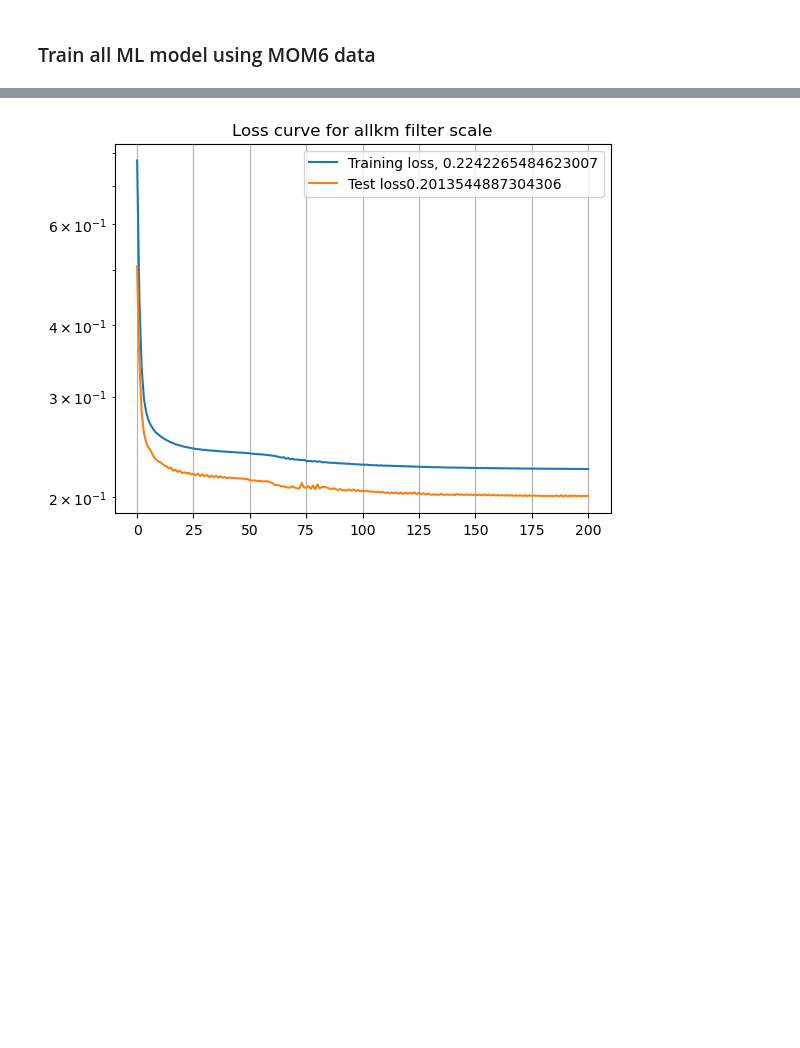
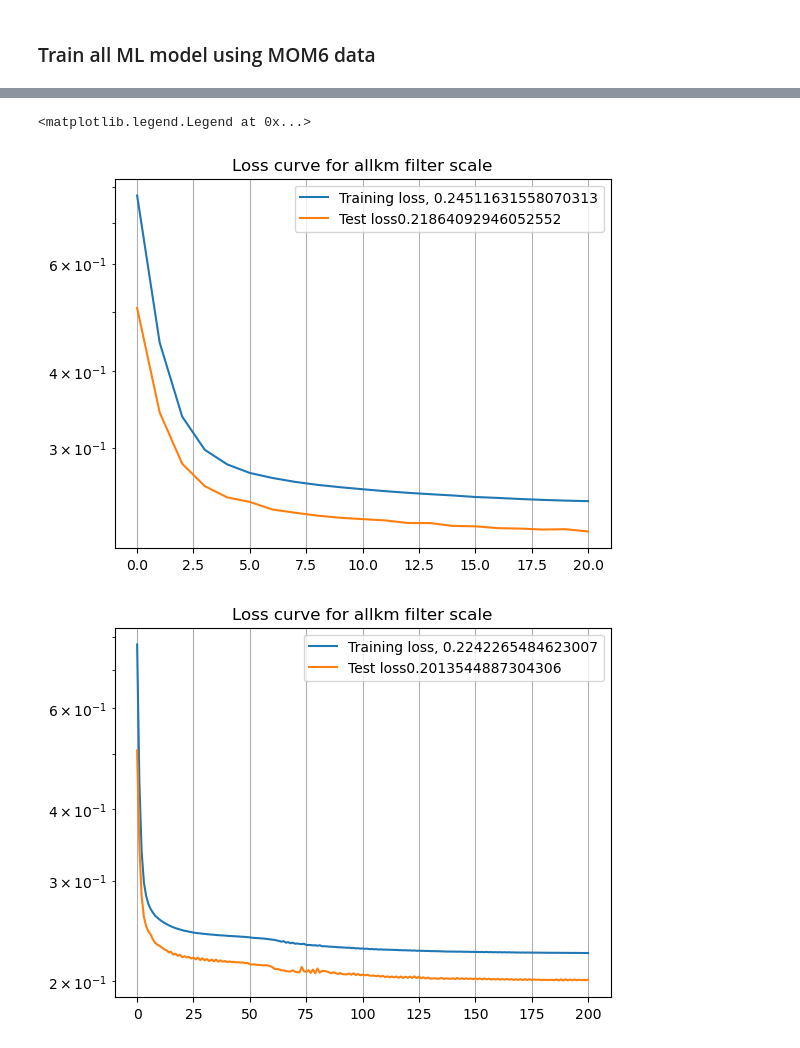
Before and after one commit to dhruvbalwada/mesoscale_buoyancy_param_ML, a Jupyter notebook: train_models/train_on_MOM6_data/train_MOM6_P2L_all_res_models.ipynb, the cells around one changed output, grey strips where cells are left out. Drawn from its saved outputs; the diff is of its cells as text; code cells hidden in the pictures; blank space fills up the shorter version.

```diff
--- a/train_models/train_on_MOM6_data/train_MOM6_P2L_all_res_models.ipynb
+++ b/train_models/train_on_MOM6_data/train_MOM6_P2L_all_res_models.ipynb
@@ -35,5 +129,3 @@ Test and train batches split. Number of batches: 37-5
 # Setup ML model
 ANN_model = ML_classes.ANN(shape=[36,36,2],num_in = len(ML_data.input_channels))
 regress_sys = ML_classes.RegressionSystem(ANN_model)
-
-regress_sys.train_system(ML_data, 201)
@@ -52,0 +136,3 @@ Train loss step 200:  0.2242265484623007 test loss: 0.2013544887304306
+# %%
+%%time
+regress_sys.train_system(ML_data, num_epoch=21, print_freq=2)
@@ -53,3 +153,17 @@ Train loss step 200:  0.2242265484623007 test loss: 0.2013544887304306
+# %%
+## Loss plot
+plt.plot(regress_sys.train_loss, label='Training loss, '+str(regress_sys.train_loss[-1]))
+plt.plot(regress_sys.test_loss, label='Test loss'+str(regress_sys.test_loss[-1]))
+
+plt.title('Loss curve for '+ L+ 'km filter scale')
+plt.grid()
+plt.yscale('log')
+plt.legend()
+
+#plt.savefig('figures/MOM6_'+L+'km_loss_curve_36_36.png')
+# %% [output]
+<matplotlib.legend.Legend at 0x...>
+[figure, added]
 # %%
 ## Loss plot
 plt.plot(regress_sys.train_loss, label='Training loss, '+str(regress_sys.train_loss[-1]))
```
Also changed, not shown: parts of 13 cells of this notebook, 5 other files.
